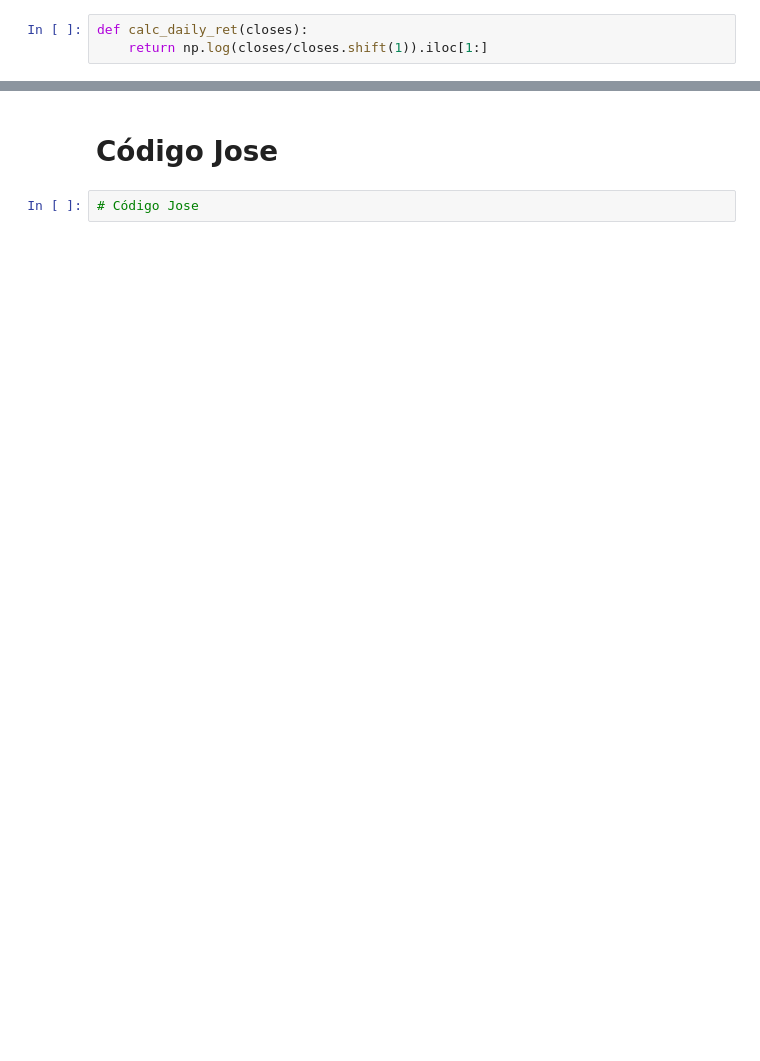
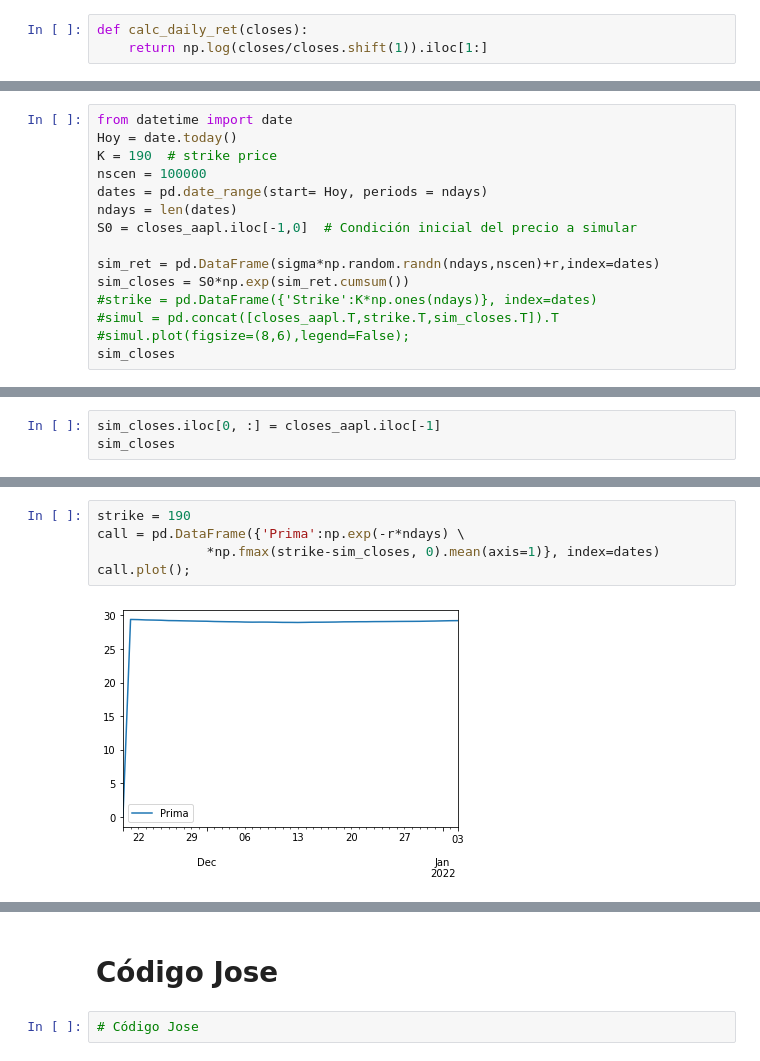
Before and after one commit to IvanArellanoRuelas/SPF_Tarea8_IArellano_JMayagoitia, a Jupyter notebook: Tarea8_IArellano_JMayagoitia.ipynb, the cells around one changed output, grey strips where cells are left out. Cells and saved outputs as stored; diff of their text form; blank space fills up the shorter version.

```diff
--- a/Tarea8_IArellano_JMayagoitia.ipynb
+++ b/Tarea8_IArellano_JMayagoitia.ipynb
@@ -150,0 +260,15 @@ Ri_dt.cumprod()
+# %%
+from datetime import date
+Hoy = date.today()
+K = 190  # strike price
+nscen = 100000
+dates = pd.date_range(start= Hoy, periods = ndays)
+ndays = len(dates)
+S0 = closes_aapl.iloc[-1,0]  # Condición inicial del precio a simular
+
+sim_ret = pd.DataFrame(sigma*np.random.randn(ndays,nscen)+r,index=dates)
+sim_closes = S0*np.exp(sim_ret.cumsum())
+#strike = pd.DataFrame({'Strike':K*np.ones(ndays)}, index=dates)
+#simul = pd.concat([closes_aapl.T,strike.T,sim_closes.T]).T
+#simul.plot(figsize=(8,6),legend=False);
+sim_closes
@@ -150,0 +289,3 @@ Ri_dt.cumprod()
+# %%
+sim_closes.iloc[0, :] = closes_aapl.iloc[-1]
+sim_closes
@@ -150,0 +306,7 @@ Ri_dt.cumprod()
+# %%
+strike = 190
+call = pd.DataFrame({'Prima':np.exp(-r*ndays) \
+              *np.fmax(strike-sim_closes, 0).mean(axis=1)}, index=dates)
+call.plot();
+# %% [output]
+[figure, added]
```
Also changed, not shown: parts of 43 cells of this notebook.
